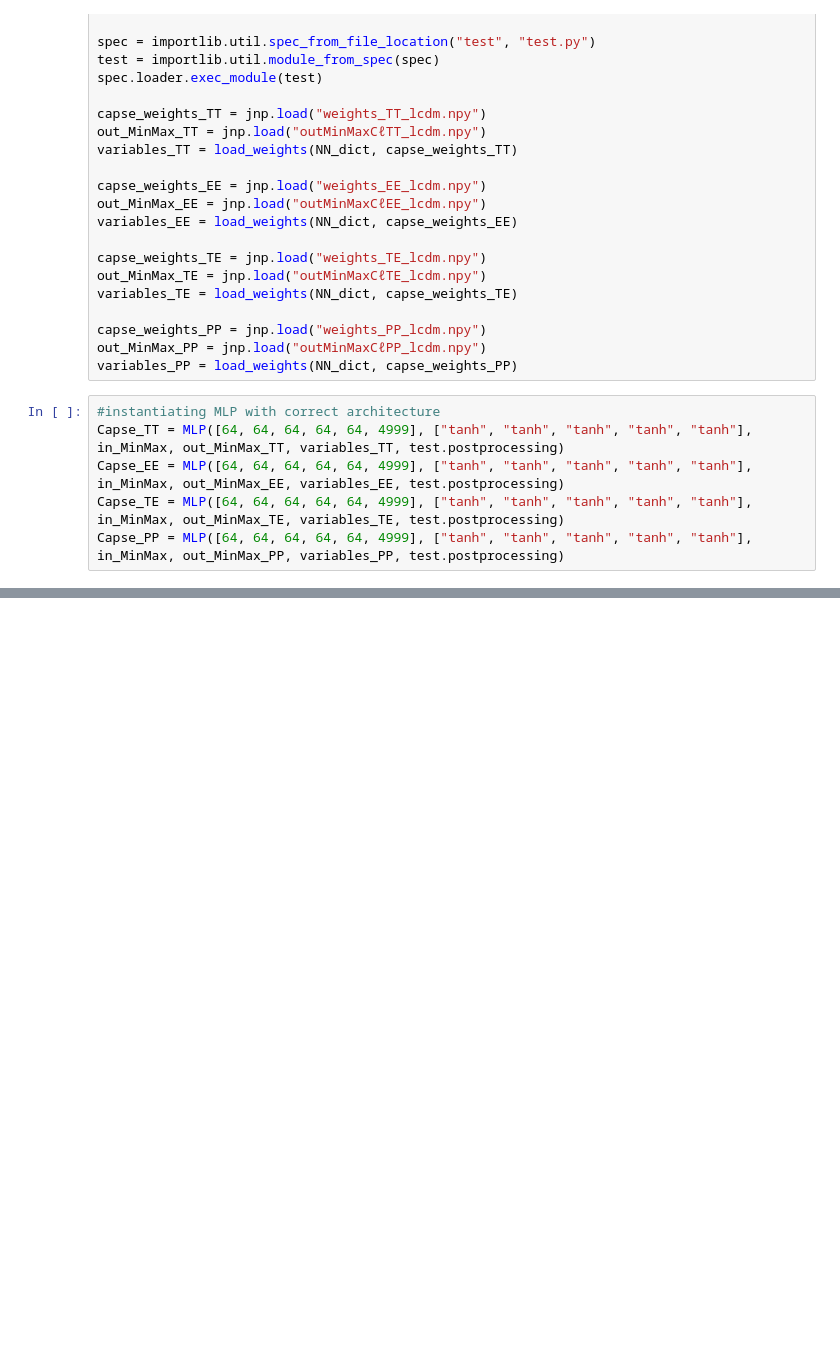
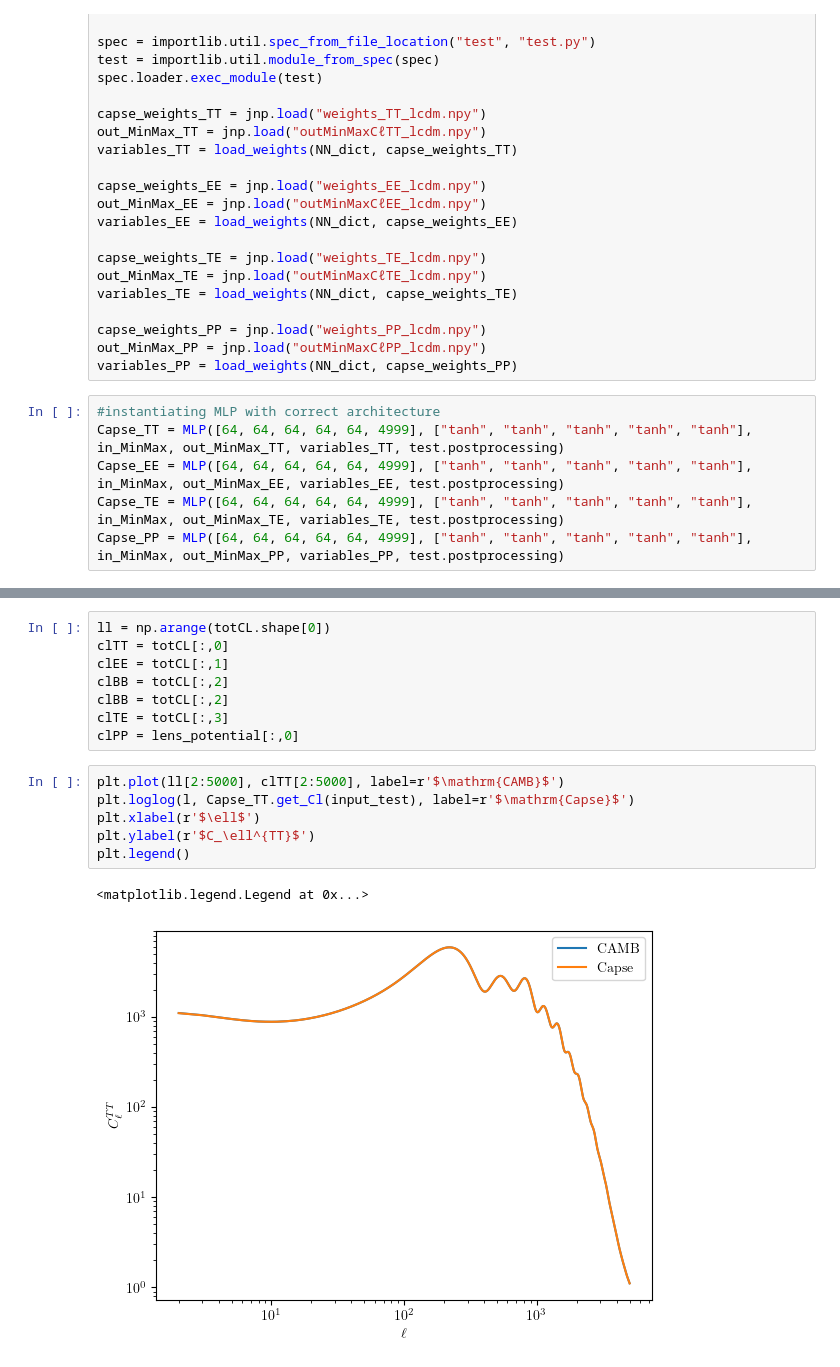
Before and after one commit to marcobonici/flax_test, a Jupyter notebook: flax_test.ipynb, the cells around one changed output, grey strips where cells are left out. Drawn from its saved outputs; the diff is of its cells as text; blank space fills up the shorter version.

Commit message:
Corrected typo; added benchmark with CAMB

```diff
--- a/flax_test.ipynb
+++ b/flax_test.ipynb
@@ -159,0 +220,17 @@ Text(0, 0.5, '$C_\\ell^{PP}$')
+# %%
+ll = np.arange(totCL.shape[0])
+clTT = totCL[:,0]
+clEE = totCL[:,1]
+clBB = totCL[:,2]
+clBB = totCL[:,2]
+clTE = totCL[:,3]
+clPP = lens_potential[:,0]
+# %%
+plt.plot(ll[2:5000], clTT[2:5000], label=r'$\mathrm{CAMB}$')
+plt.loglog(l, Capse_TT.get_Cl(input_test), label=r'$\mathrm{Capse}$')
+plt.xlabel(r'$\ell$')
+plt.ylabel(r'$C_\ell^{TT}$')
+plt.legend()
+# %% [output]
+<matplotlib.legend.Legend at 0x...>
+[figure, added]
```
Also changed, not shown: parts of 13 cells of this notebook, 1 other file.
